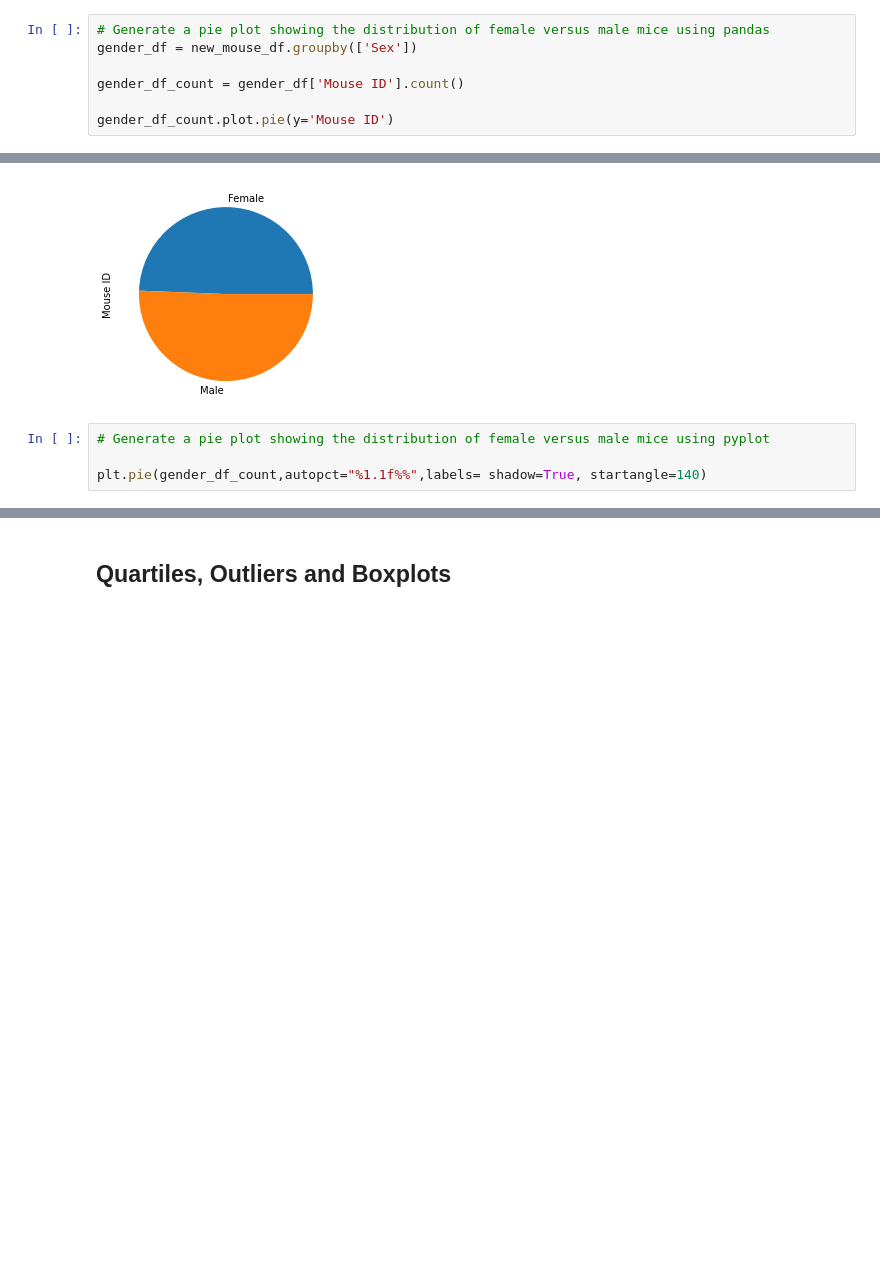
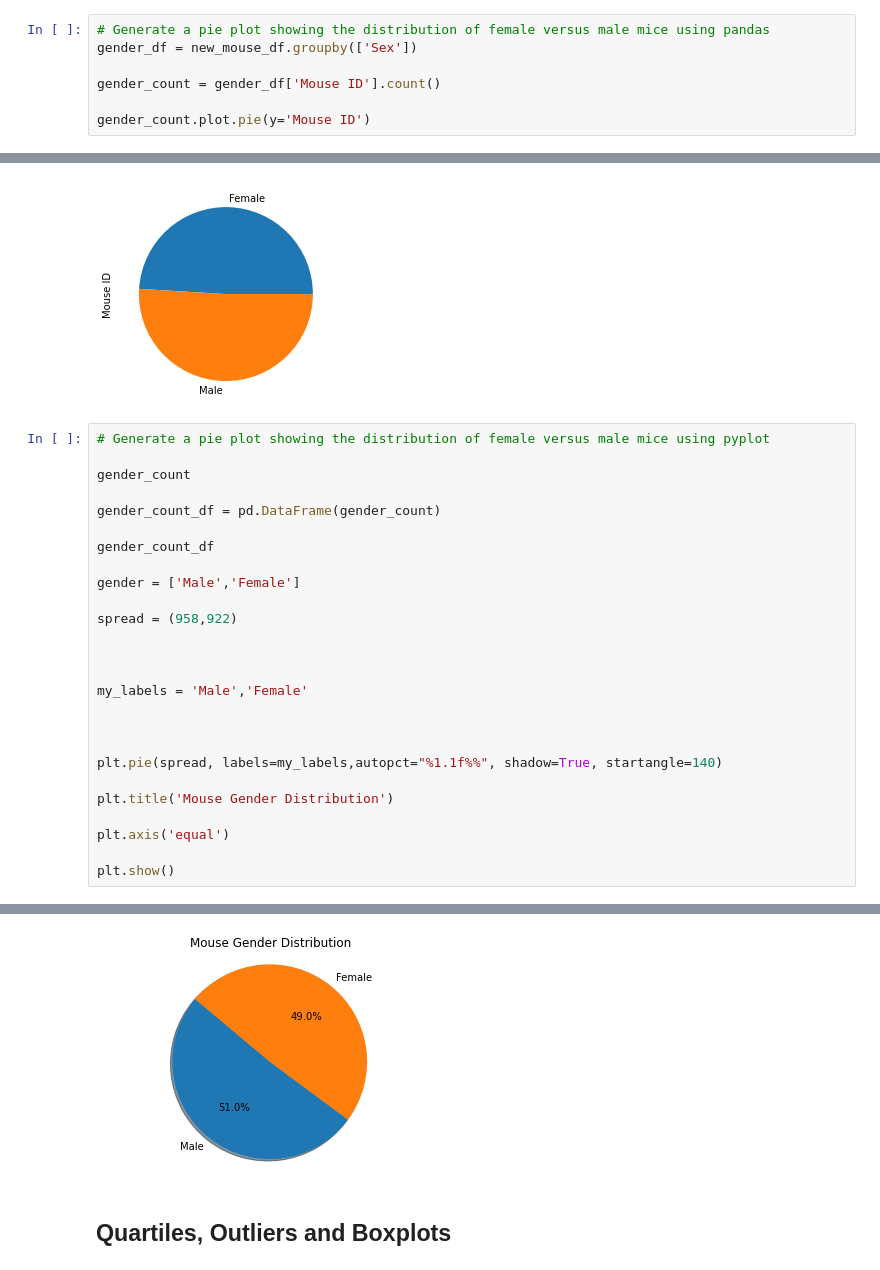
Before and after one commit to niyioyedele/matplotlib-chalenge, a Jupyter notebook: pymaceuticals_starter.ipynb, the cells around one changed output, grey strips where cells are left out. Drawn from its saved outputs; the diff is of its cells as text; blank space fills up the shorter version.

```diff
--- a/pymaceuticals_starter.ipynb
+++ b/pymaceuticals_starter.ipynb
@@ -196,14 +205,36 @@ mouse_reg_count_df
 # Generate a pie plot showing the distribution of female versus male mice using pandas
 gender_df = new_mouse_df.groupby(['Sex'])
 
-gender_df_count = gender_df['Mouse ID'].count()
+gender_count = gender_df['Mouse ID'].count()
 
-gender_df_count.plot.pie(y='Mouse ID')
+gender_count.plot.pie(y='Mouse ID')
 # %% [output]
 <matplotlib.axes._subplots.AxesSubplot at 0x...>
 [figure]
 # %%
 # Generate a pie plot showing the distribution of female versus male mice using pyplot
 
-plt.pie(gender_df_count,autopct="%1.1f%%",labels= shadow=True, startangle=140)
+gender_count
+
+gender_count_df = pd.DataFrame(gender_count)
+
+gender_count_df
+
+gender = ['Male','Female']
+
+spread = (958,922)
+
+
+
+my_labels = 'Male','Female'
+
+
+
+plt.pie(spread, labels=my_labels,autopct="%1.1f%%", shadow=True, startangle=140)
+
+plt.title('Mouse Gender Distribution')
+
+plt.axis('equal')
+
+plt.show()
 # %% [output]
@@ -211,3 +241,4 @@ SyntaxError: invalid syntax (<ipython-input-10-4408130baa48>, line 3)
+[figure, added]
 # %% [markdown]
 ## Quartiles, Outliers and Boxplots
 # %%
```
Also changed, not shown: parts of 12 cells of this notebook.
